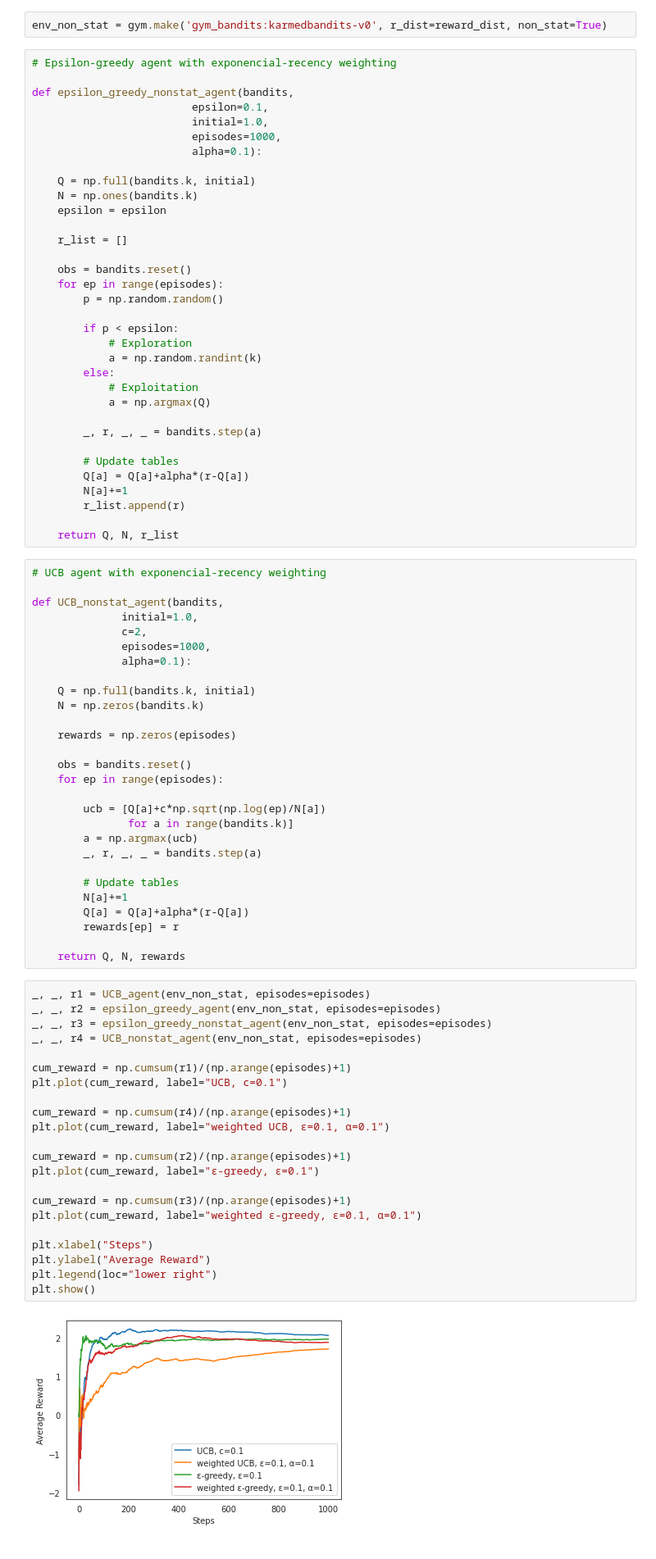
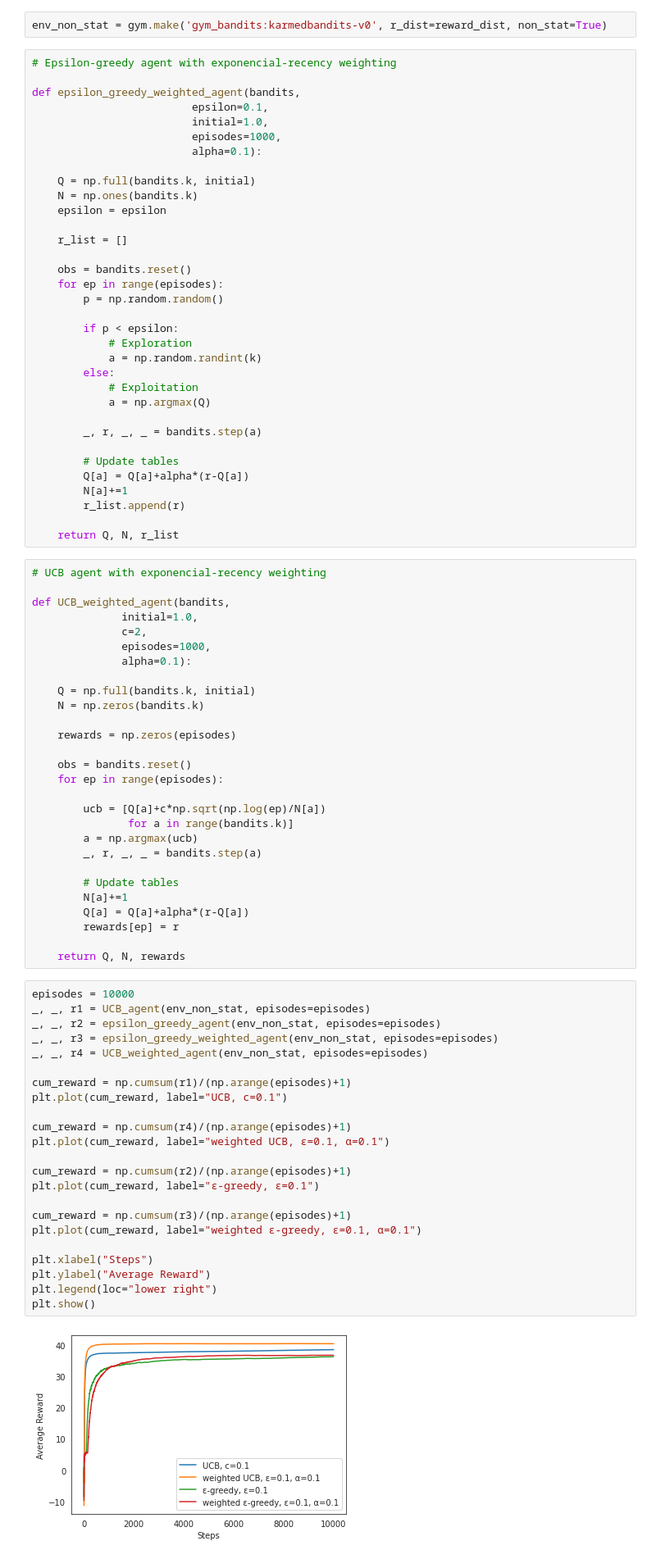
Before and after one commit to nhabbash/reinforcement-learning, a Jupyter notebook: 02.MAB/bandits_algorithms.ipynb, the cells around one changed output. Shown at 82% size. Drawn from its saved outputs; the diff is of its cells as text.

```diff
--- a/02.MAB/bandits_algorithms.ipynb
+++ b/02.MAB/bandits_algorithms.ipynb
@@ -255,7 +255,7 @@ env_non_stat = gym.make('gym_bandits:karmedbandits-v0', r_dist=reward_dist, non_
 # %%
 # Epsilon-greedy agent with exponencial-recency weighting
 
-def epsilon_greedy_nonstat_agent(bandits,
+def epsilon_greedy_weighted_agent(bandits,
                          epsilon=0.1,
                          initial=1.0,
                          episodes=1000,
@@ -289,7 +289,7 @@ def epsilon_greedy_nonstat_agent(bandits,
 # %%
 # UCB agent with exponencial-recency weighting
 
-def UCB_nonstat_agent(bandits,
+def UCB_weighted_agent(bandits,
               initial=1.0,
               c=2,
               episodes=1000,
@@ -315,29 +315,30 @@ def UCB_nonstat_agent(bandits,
 
     return Q, N, rewards
 # %%
+episodes = 10000
 _, _, r1 = UCB_agent(env_non_stat, episodes=episodes)
 _, _, r2 = epsilon_greedy_agent(env_non_stat, episodes=episodes)
-_, _, r3 = epsilon_greedy_nonstat_agent(env_non_stat, episodes=episodes)
-_, _, r4 = UCB_nonstat_agent(env_non_stat, episodes=episodes)
+_, _, r3 = epsilon_greedy_weighted_agent(env_non_stat, episodes=episodes)
+_, _, r4 = UCB_weighted_agent(env_non_stat, episodes=episodes)
 
 cum_reward = np.cumsum(r1)/(np.arange(episodes)+1)
 plt.plot(cum_reward, label="UCB, c=0.1")
 
 cum_reward = np.cumsum(r4)/(np.arange(episodes)+1)
 plt.plot(cum_reward, label="weighted UCB, ε=0.1, α=0.1")
 
 cum_reward = np.cumsum(r2)/(np.arange(episodes)+1)
 plt.plot(cum_reward, label="ε-greedy, ε=0.1")
 
 cum_reward = np.cumsum(r3)/(np.arange(episodes)+1)
 plt.plot(cum_reward, label="weighted ε-greedy, ε=0.1, α=0.1")
 
 plt.xlabel("Steps")
 plt.ylabel("Average Reward")
 plt.legend(loc="lower right")
 plt.show()
 # %% [output]
-[figure, old version]
+[figure, new version]
 # %% [markdown]
 # Gradient Bandits
 # %%
```
Also changed, not shown: parts of 1 cell of this notebook, 2 other files.
